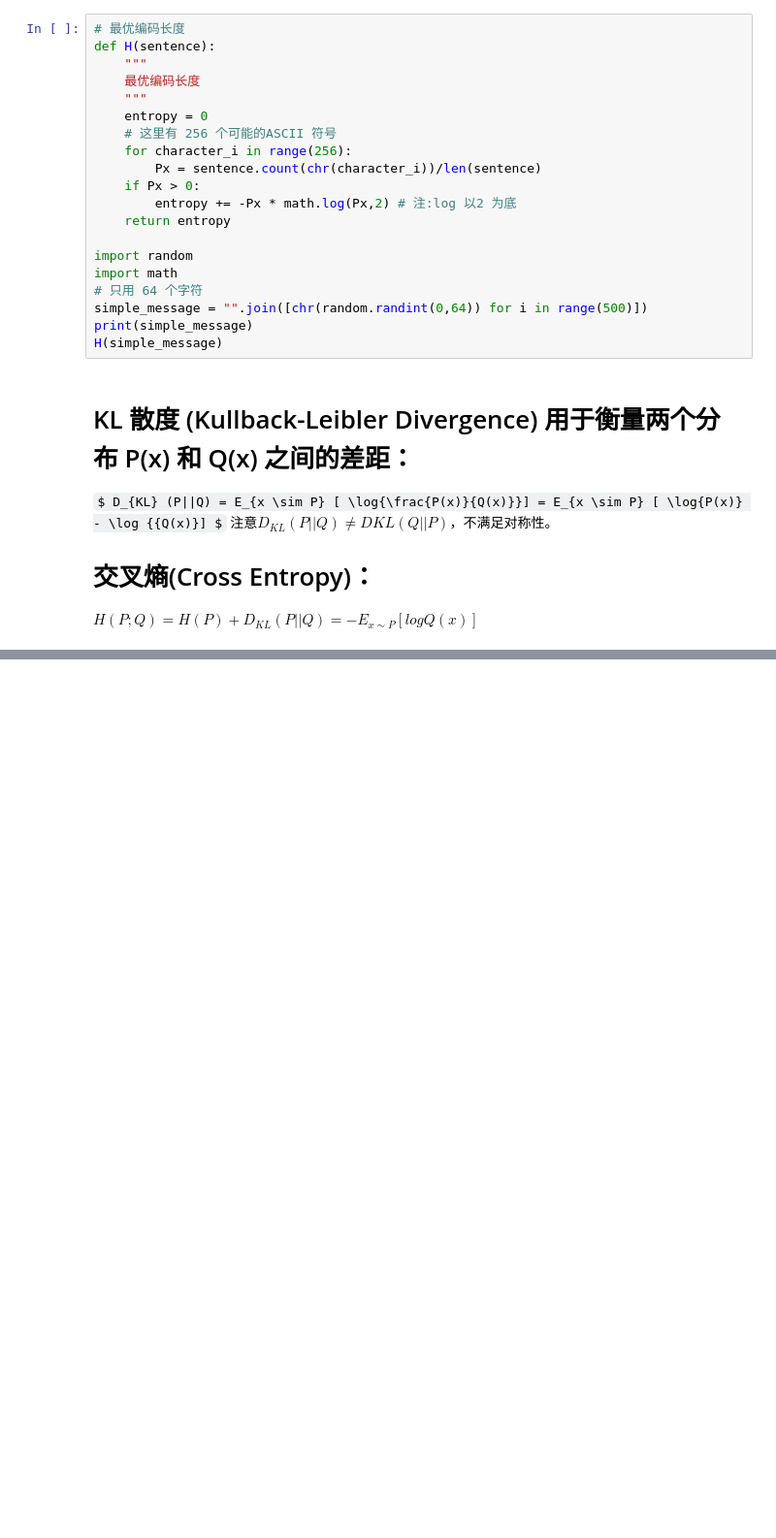
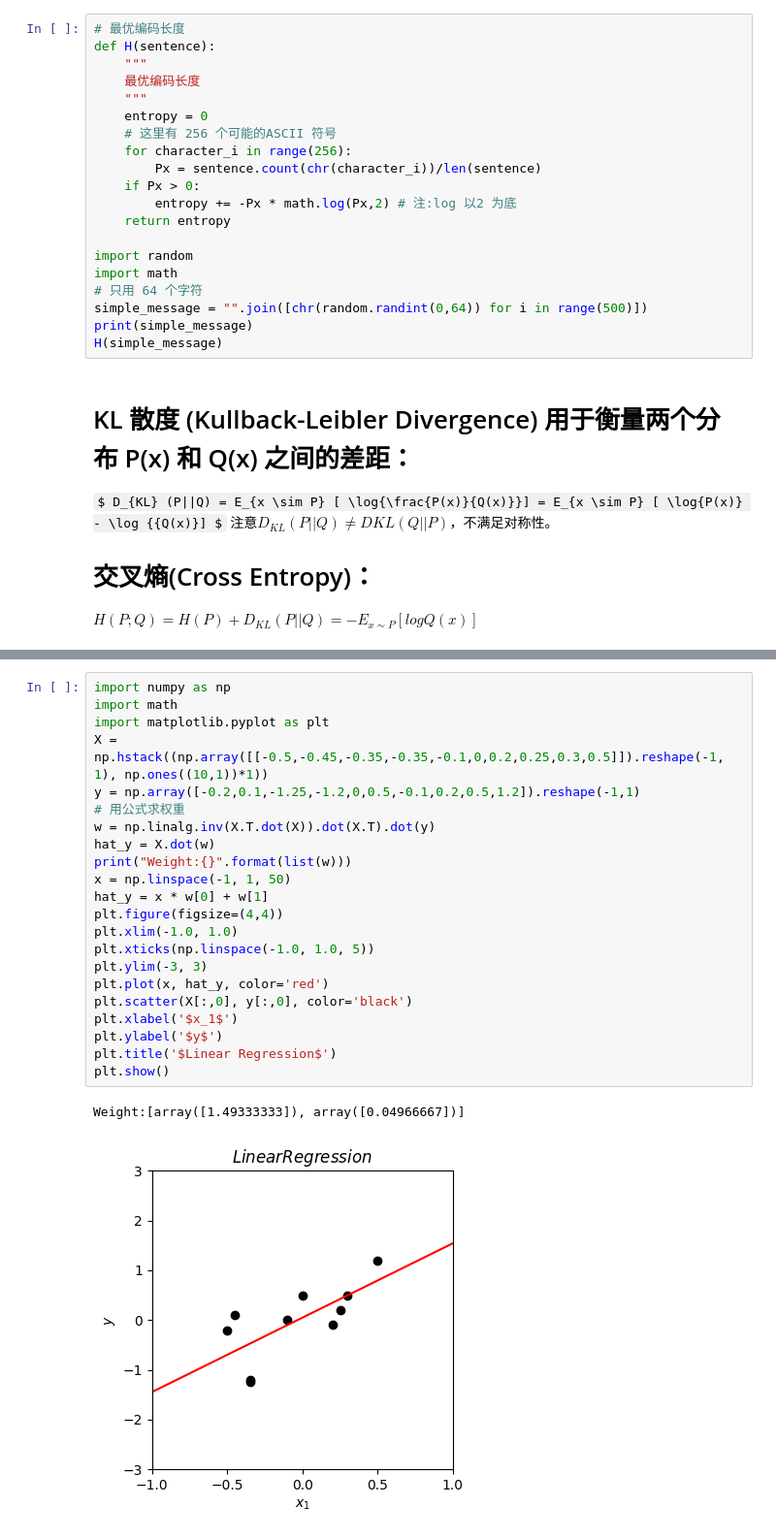
Before and after one commit to LuminousChestnut/NLP, a Jupyter notebook: MachineLearning/Machine Learning.ipynb, the cells around one changed output, grey strips where cells are left out. Shown: that part at 97% size. Cells and saved outputs as stored; diff of their text form; some formulas as TeX source; blank space fills up the shorter version.

```diff
--- a/MachineLearning/Machine Learning.ipynb
+++ b/MachineLearning/Machine Learning.ipynb
@@ -411,0 +702,25 @@ $H(P;Q) = H(P) + D_{KL}(P||Q) = -E_{x \sim P}[log Q(x)]$
+# %%
+import numpy as np
+import math
+import matplotlib.pyplot as plt
+X = np.hstack((np.array([[-0.5,-0.45,-0.35,-0.35,-0.1,0,0.2,0.25,0.3,0.5]]).reshape(-1, 1), np.ones((10,1))*1))
+y = np.array([-0.2,0.1,-1.25,-1.2,0,0.5,-0.1,0.2,0.5,1.2]).reshape(-1,1)
+# 用公式求权重
+w = np.linalg.inv(X.T.dot(X)).dot(X.T).dot(y)
+hat_y = X.dot(w)
+print("Weight:{}".format(list(w)))
+x = np.linspace(-1, 1, 50)
+hat_y = x * w[0] + w[1]
+plt.figure(figsize=(4,4))
+plt.xlim(-1.0, 1.0)
+plt.xticks(np.linspace(-1.0, 1.0, 5))
+plt.ylim(-3, 3)
+plt.plot(x, hat_y, color='red')
+plt.scatter(X[:,0], y[:,0], color='black')
+plt.xlabel('$x_1$')
+plt.ylabel('$y$')
+plt.title('$Linear Regression$')
+plt.show()
+# %% [output]
+Weight:[array([1.49333333]), array([0.04966667])]
+[figure, added]
```
Also changed, not shown: parts of 29 cells of this notebook.
